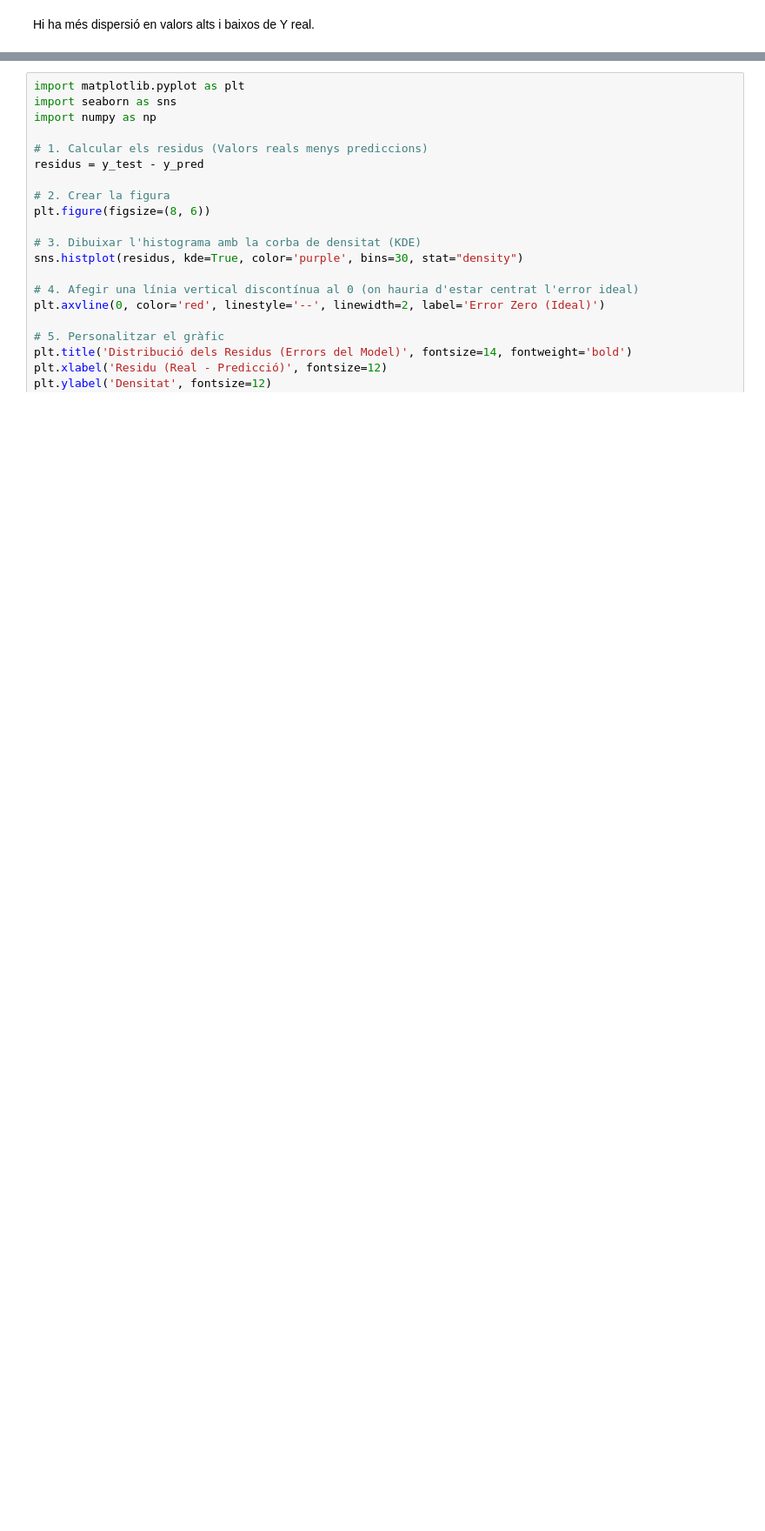
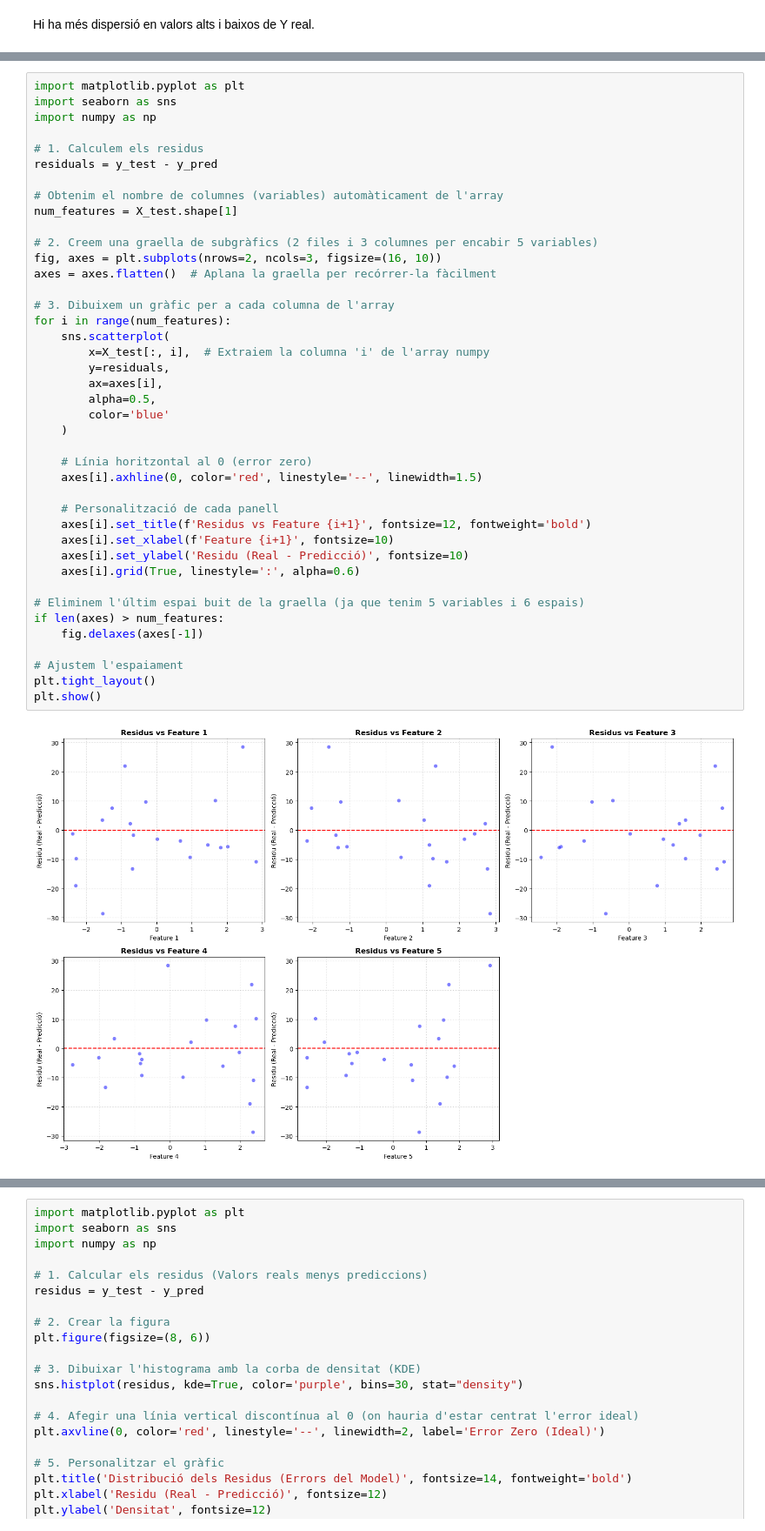
Before and after one commit to xxjcaxx/Disseny-i-avaluacio-de-models, a Jupyter notebook: apunts/documents/regressió.ipynb, the cells around one changed output, grey strips where cells are left out. Shown at 87% size. Saved outputs shown, nothing was run; the diff lists cells and outputs as text; blank space fills up the shorter version.

```diff
--- a/apunts/documents/regressió.ipynb
+++ b/apunts/documents/regressió.ipynb
@@ -2289 +2312,44 @@ plt.show()
+# %%
+import matplotlib.pyplot as plt
+import seaborn as sns
+import numpy as np
+
+# 1. Calculem els residus
+residuals = y_test - y_pred
+
+# Obtenim el nombre de columnes (variables) automàticament de l'array
+num_features = X_test.shape[1]
+
+# 2. Creem una graella de subgràfics (2 files i 3 columnes per encabir 5 variables)
+fig, axes = plt.subplots(nrows=2, ncols=3, figsize=(16, 10))
+axes = axes.flatten()  # Aplana la graella per recórrer-la fàcilment
+
+# 3. Dibuixem un gràfic per a cada columna de l'array
+for i in range(num_features):
+    sns.scatterplot(
+        x=X_test[:, i],  # Extraiem la columna 'i' de l'array numpy
+        y=residuals,
+        ax=axes[i],
+        alpha=0.5,
+        color='blue'
+    )
+
+    # Línia horitzontal al 0 (error zero)
+    axes[i].axhline(0, color='red', linestyle='--', linewidth=1.5)
+
+    # Personalització de cada panell
+    axes[i].set_title(f'Residus vs Feature {i+1}', fontsize=12, fontweight='bold')
+    axes[i].set_xlabel(f'Feature {i+1}', fontsize=10)
+    axes[i].set_ylabel('Residu (Real - Predicció)', fontsize=10)
+    axes[i].grid(True, linestyle=':', alpha=0.6)
+
+# Eliminem l'últim espai buit de la graella (ja que tenim 5 variables i 6 espais)
+if len(axes) > num_features:
+    fig.delaxes(axes[-1])
+
+# Ajustem l'espaiament
+plt.tight_layout()
+plt.show()
+# %% [output]
+[figure, added]
 # %% [markdown]
```
Also changed, not shown: parts of 10 cells of this notebook, 3 other files.
